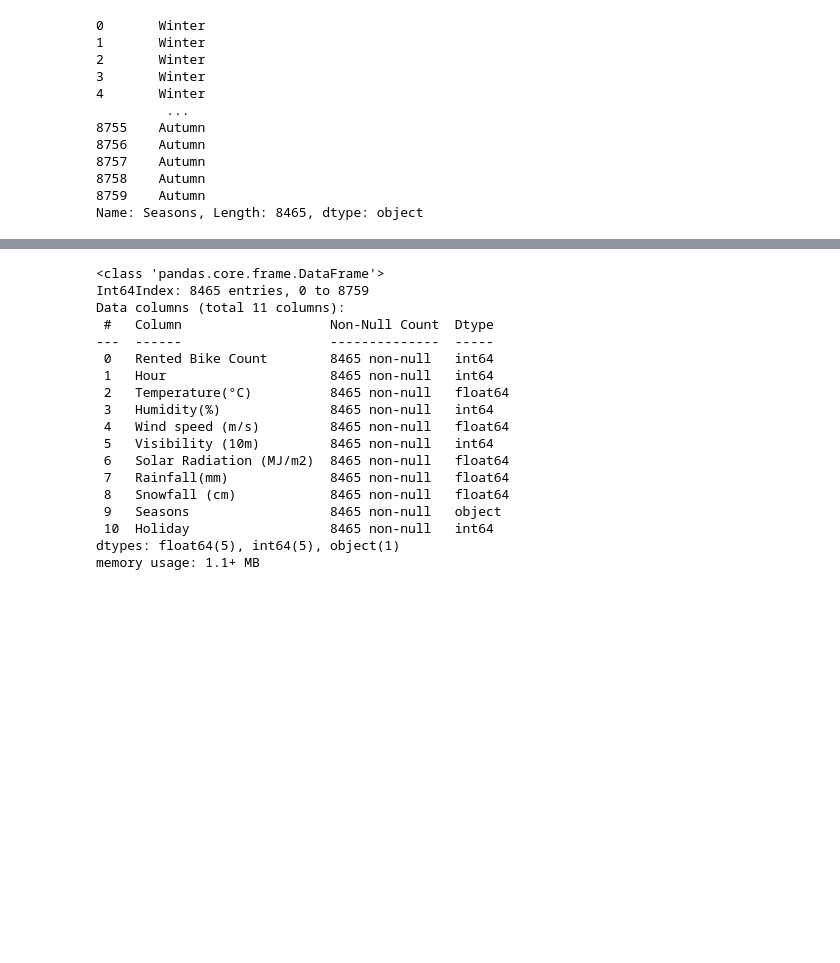
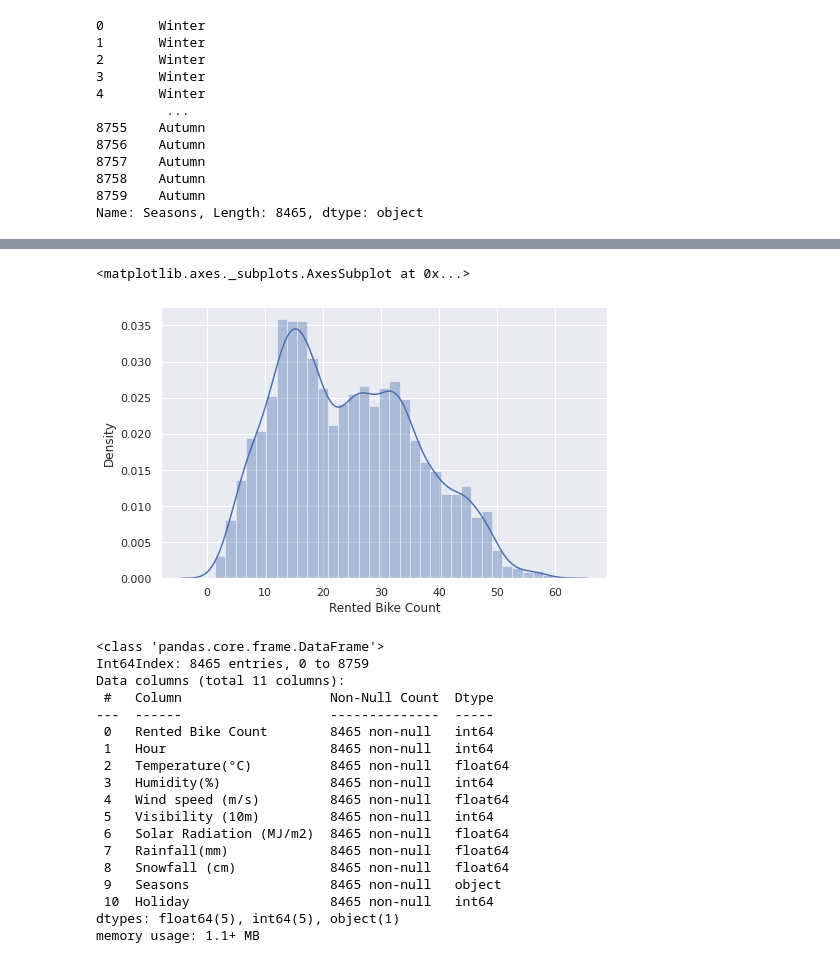
Before and after one commit to CodeWithSridhar/Seoul-Bike-Sharing-Demand-Prediction, a Jupyter notebook: Bike_Sharing_Demand_Prediction_Capstone_Project.ipynb, the cells around one changed output, grey strips where cells are left out. Cells and saved outputs as stored; diff of their text form; code cells hidden in the pictures; blank space fills up the shorter version.

```diff
--- a/Bike_Sharing_Demand_Prediction_Capstone_Project.ipynb
+++ b/Bike_Sharing_Demand_Prediction_Capstone_Project.ipynb
@@ -305,3 +305,6 @@ def Seasons_label(row):
     return 2
   elif  str(row) == 'Summer':
     return 3
+# %%
+numeric_features= data.select_dtypes(exclude='object')
+categorical_features=data.select_dtypes(include='object')
@@ -307,0 +342,2 @@ def Seasons_label(row):
+# %%
+categorical_feature = pd.get_dummies(categorical_features)
@@ -308,3 +360,10 @@ def Seasons_label(row):
+# %%
+data= pd.concat([categorical_feature,numeric_features],axis=1)
+# %%
+sns.distplot(np.sqrt(data['Rented Bike Count']))
+# %% [output]
+<matplotlib.axes._subplots.AxesSubplot at 0x...>
+[figure, added]
 # %%
 data.info()
 # %% [output]
```
Also changed, not shown: parts of 8 cells of this notebook.
